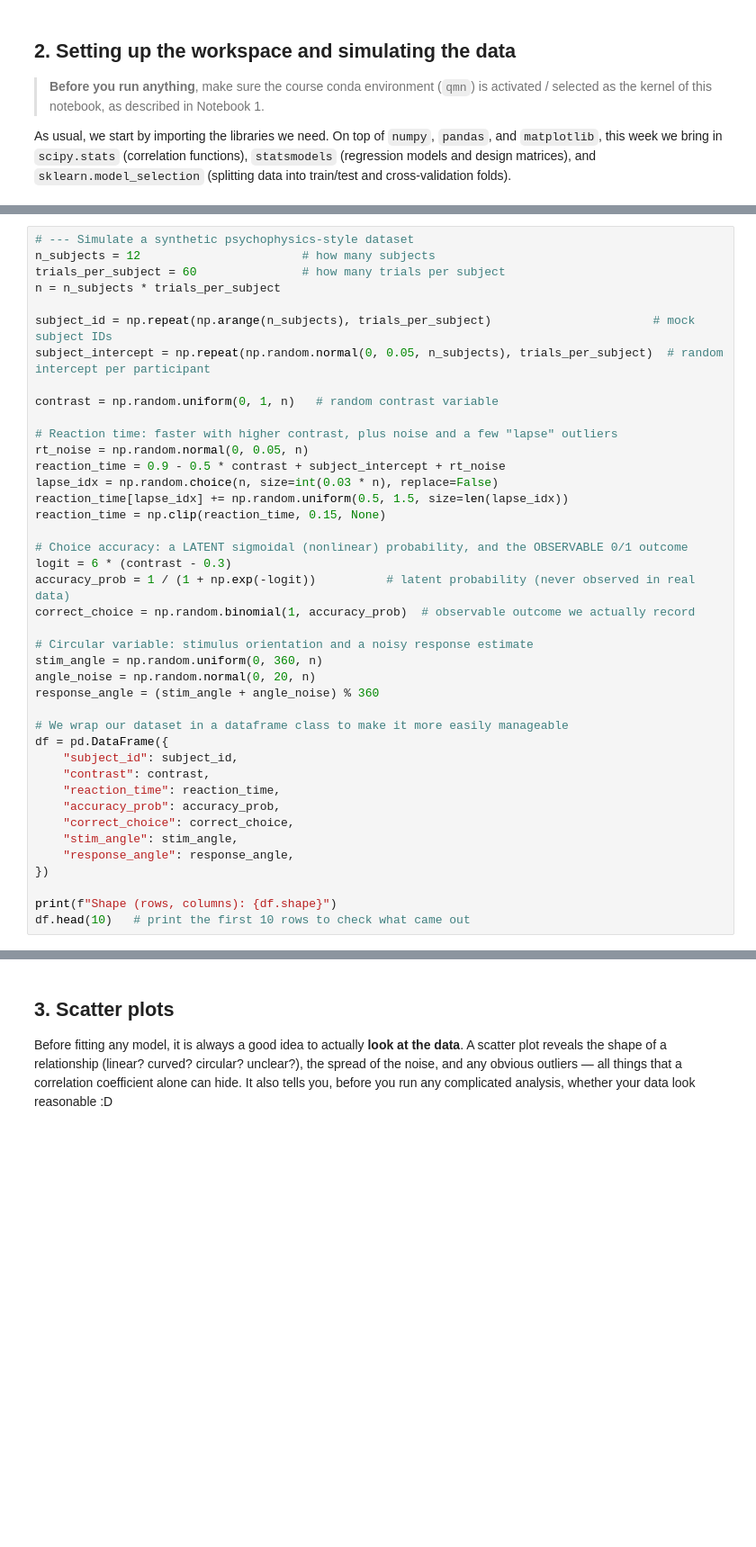
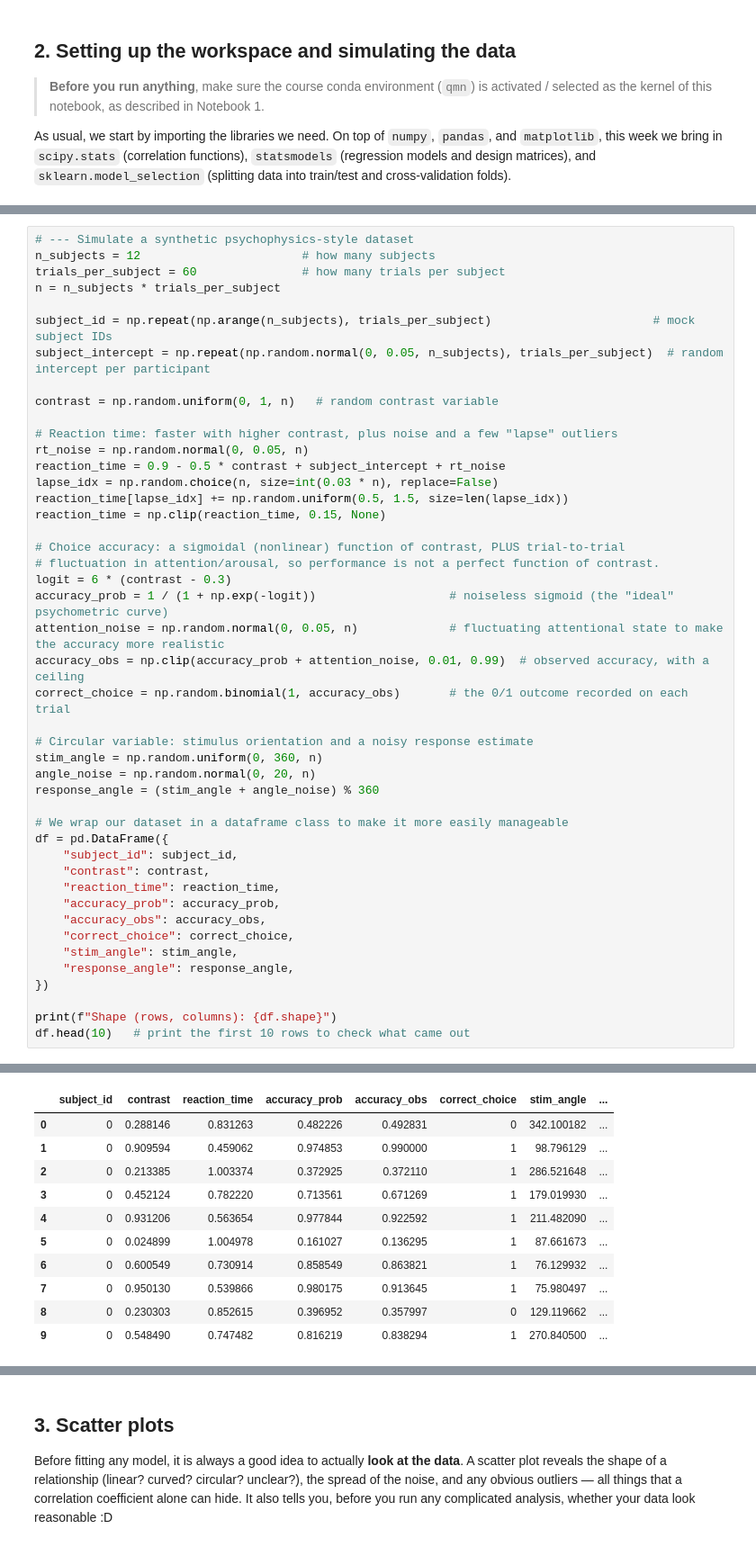
Before and after one commit to gmatteuc/QMN_course_2026, a Jupyter notebook: notebooks/07_regression_student.ipynb, the cells around one changed output, grey strips where cells are left out. Shown at 90% size. Drawn from its saved outputs; the diff is of its cells as text; blank space fills up the shorter version.

```diff
--- a/notebooks/07_regression_student.ipynb
+++ b/notebooks/07_regression_student.ipynb
@@ -119,10 +123,13 @@ lapse_idx = np.random.choice(n, size=int(0.03 * n), replace=False)
 reaction_time[lapse_idx] += np.random.uniform(0.5, 1.5, size=len(lapse_idx))
 reaction_time = np.clip(reaction_time, 0.15, None)
 
-# Choice accuracy: a LATENT sigmoidal (nonlinear) probability, and the OBSERVABLE 0/1 outcome
+# Choice accuracy: a sigmoidal (nonlinear) function of contrast, PLUS trial-to-trial
+# fluctuation in attention/arousal, so performance is not a perfect function of contrast.
 logit = 6 * (contrast - 0.3)
-accuracy_prob = 1 / (1 + np.exp(-logit))          # latent probability (never observed in real data)
-correct_choice = np.random.binomial(1, accuracy_prob)  # observable outcome we actually record
+accuracy_prob = 1 / (1 + np.exp(-logit))                   # noiseless sigmoid (the "ideal" psychometric curve)
+attention_noise = np.random.normal(0, 0.05, n)             # fluctuating attentional state to make the accuracy more realistic
+accuracy_obs = np.clip(accuracy_prob + attention_noise, 0.01, 0.99)  # observed accuracy, with a ceiling
+correct_choice = np.random.binomial(1, accuracy_obs)       # the 0/1 outcome recorded on each trial
 
 # Circular variable: stimulus orientation and a noisy response estimate
 stim_angle = np.random.uniform(0, 360, n)
@@ -135,6 +142,7 @@ df = pd.DataFrame({
     "contrast": contrast,
     "reaction_time": reaction_time,
     "accuracy_prob": accuracy_prob,
+    "accuracy_obs": accuracy_obs,
     "correct_choice": correct_choice,
     "stim_angle": stim_angle,
     "response_angle": response_angle,
@@ -142,3 +150,4 @@ df = pd.DataFrame({
 
 print(f"Shape (rows, columns): {df.shape}")
 df.head(10)   # print the first 10 rows to check what came out
+# %% [output]
@@ -144,0 +155,11 @@ df.head(10)   # print the first 10 rows to check what came out
+|  | subject_id | contrast | reaction_time | accuracy_prob | accuracy_obs | correct_choice | stim_angle | ... |
+| 0 | 0 | 0.288146 | 0.831263 | 0.482226 | 0.492831 | 0 | 342.100182 | ... |
+| 1 | 0 | 0.909594 | 0.459062 | 0.974853 | 0.990000 | 1 | 98.796129 | ... |
+| 2 | 0 | 0.213385 | 1.003374 | 0.372925 | 0.372110 | 1 | 286.521648 | ... |
+| 3 | 0 | 0.452124 | 0.782220 | 0.713561 | 0.671269 | 1 | 179.019930 | ... |
+| 4 | 0 | 0.931206 | 0.563654 | 0.977844 | 0.922592 | 1 | 211.482090 | ... |
+| 5 | 0 | 0.024899 | 1.004978 | 0.161027 | 0.136295 | 1 | 87.661673 | ... |
+| 6 | 0 | 0.600549 | 0.730914 | 0.858549 | 0.863821 | 1 | 76.129932 | ... |
+| 7 | 0 | 0.950130 | 0.539866 | 0.980175 | 0.913645 | 1 | 75.980497 | ... |
+| 8 | 0 | 0.230303 | 0.852615 | 0.396952 | 0.357997 | 0 | 129.119662 | ... |
+| 9 | 0 | 0.548490 | 0.747482 | 0.816219 | 0.838294 | 1 | 270.840500 | ... |
```
Also changed, not shown: parts of 13 cells of this notebook, 1 other file.
